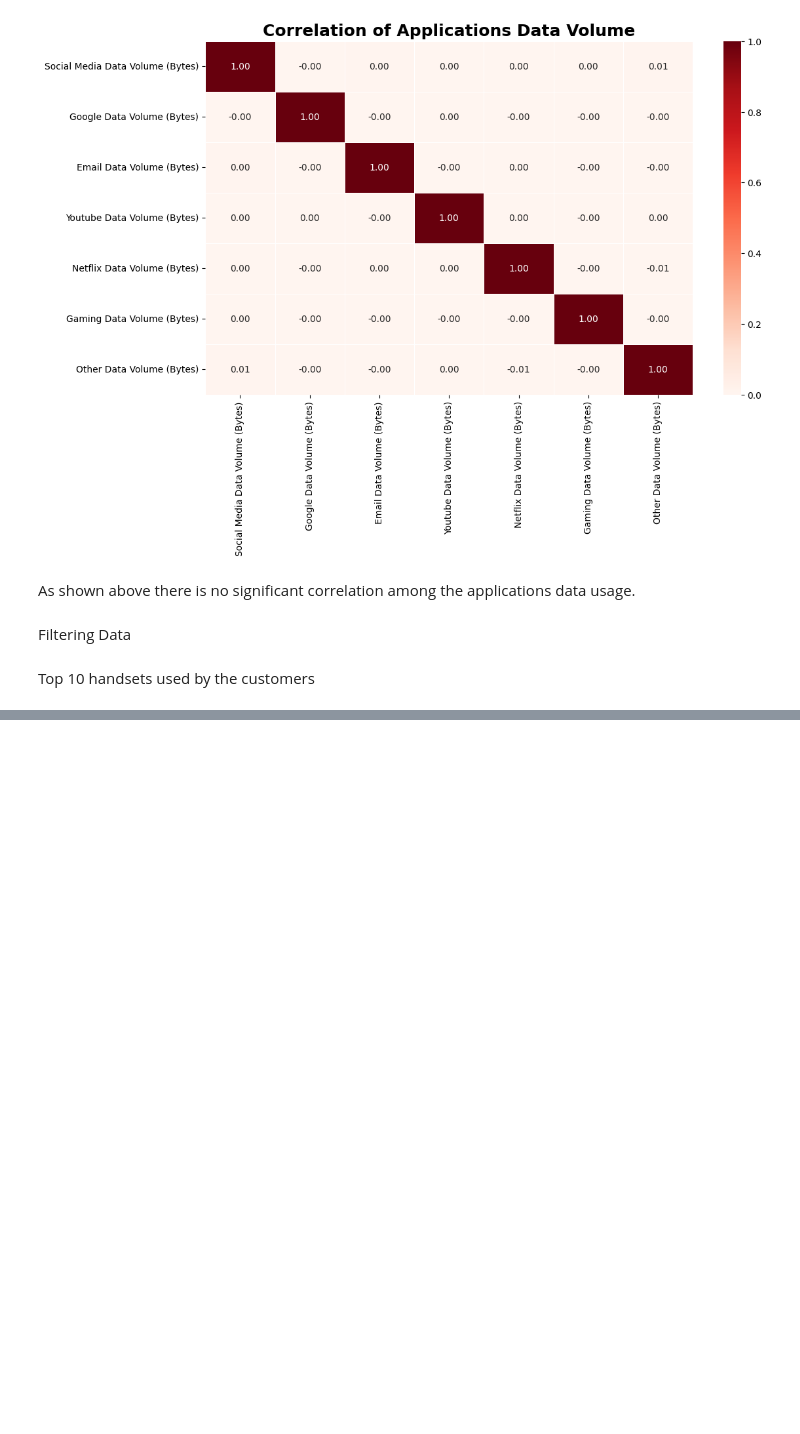
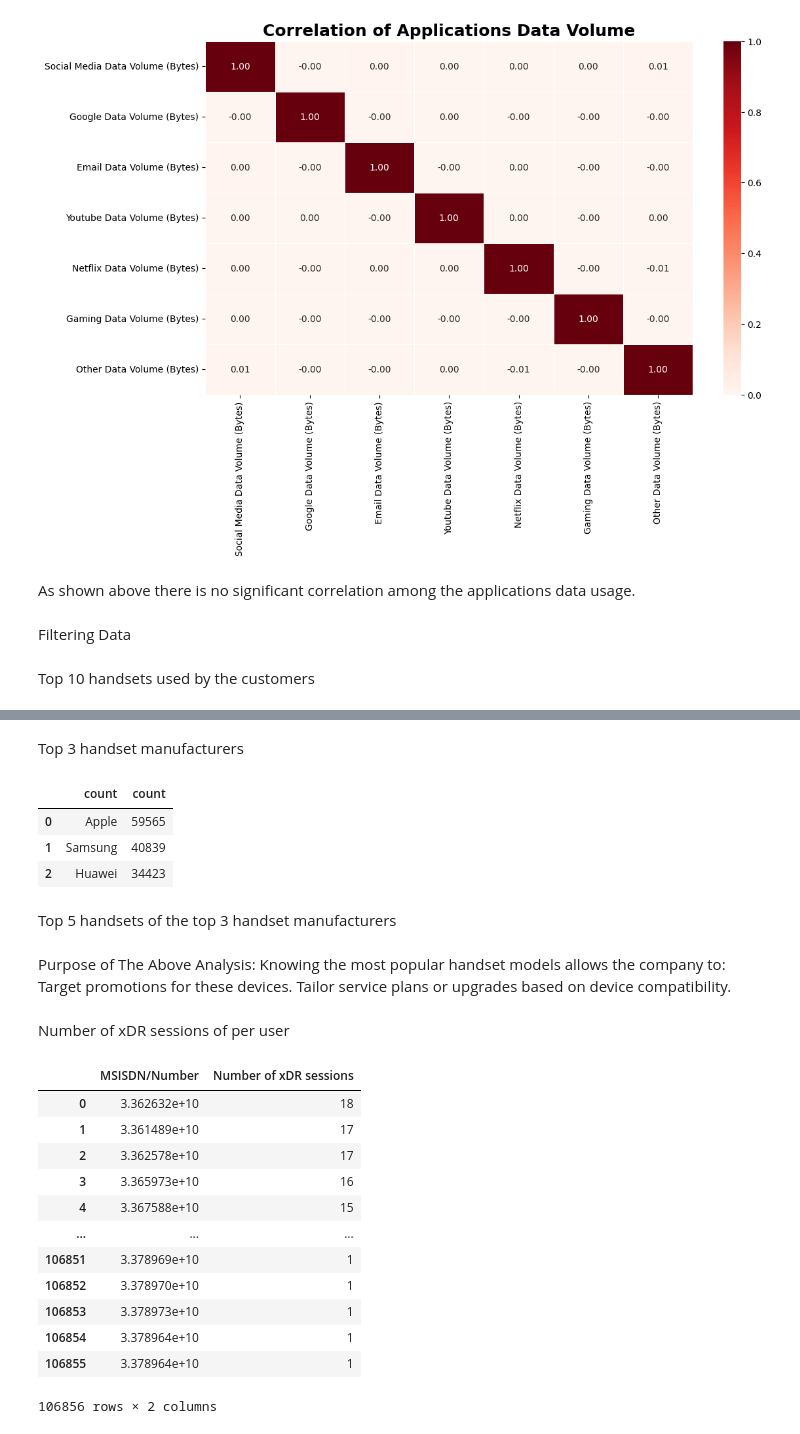
Before and after one commit to bettyabay/TellCo-Data-Analysis, a Jupyter notebook: notebooks/user_overview_analysis.ipynb, the cells around one changed output, grey strips where cells are left out. Drawn from its saved outputs; the diff is of its cells as text; code cells hidden in the pictures; blank space fills up the shorter version.

```diff
--- a/notebooks/user_overview_analysis.ipynb
+++ b/notebooks/user_overview_analysis.ipynb
@@ -848,0 +864,12 @@ Top 10 handsets used by the customers
+# %% [markdown]
+Top 3 handset manufacturers
+# %%
+top_manufacturers = count_values(tellco_clean_data, 'Handset Manufacturer').head(3)
+top_manufacturers
+# %% [output]
+|  | count | count |
+| 0 | Apple | 59565 |
+| 1 | Samsung | 40839 |
+| 2 | Huawei | 34423 |
+# %% [markdown]
+Top 5 handsets of the top 3 handset manufacturers
@@ -848,0 +881,26 @@ Top 10 handsets used by the customers
+# %% [markdown]
+Purpose of The Above Analysis:
+Knowing the most popular handset models allows the company to:
+Target promotions for these devices.
+Tailor service plans or upgrades based on device compatibility.
+# %% [markdown]
+Number of xDR sessions of per user
+# %%
+xdr_per_user = find_agg(tellco_clean_data, 'MSISDN/Number', 'count', 'Bearer Id', False)
+xdr_per_user.rename(
+        columns={'Bearer Id': 'Number of xDR sessions'}, inplace=True)
+xdr_per_user
+# %% [output]
+|  | MSISDN/Number | Number of xDR sessions |
+| 0 | 3.362632e+10 | 18 |
+| 1 | 3.361489e+10 | 17 |
+| 2 | 3.362578e+10 | 17 |
+| 3 | 3.365973e+10 | 16 |
+| 4 | 3.367588e+10 | 15 |
+| ... | ... | ... |
+| 106851 | 3.378969e+10 | 1 |
+| 106852 | 3.378970e+10 | 1 |
+| 106853 | 3.378973e+10 | 1 |
+| 106854 | 3.378964e+10 | 1 |
+| 106855 | 3.378964e+10 | 1 |
+106856 rows × 2 columns
```
Also changed, not shown: parts of 8 cells of this notebook.
